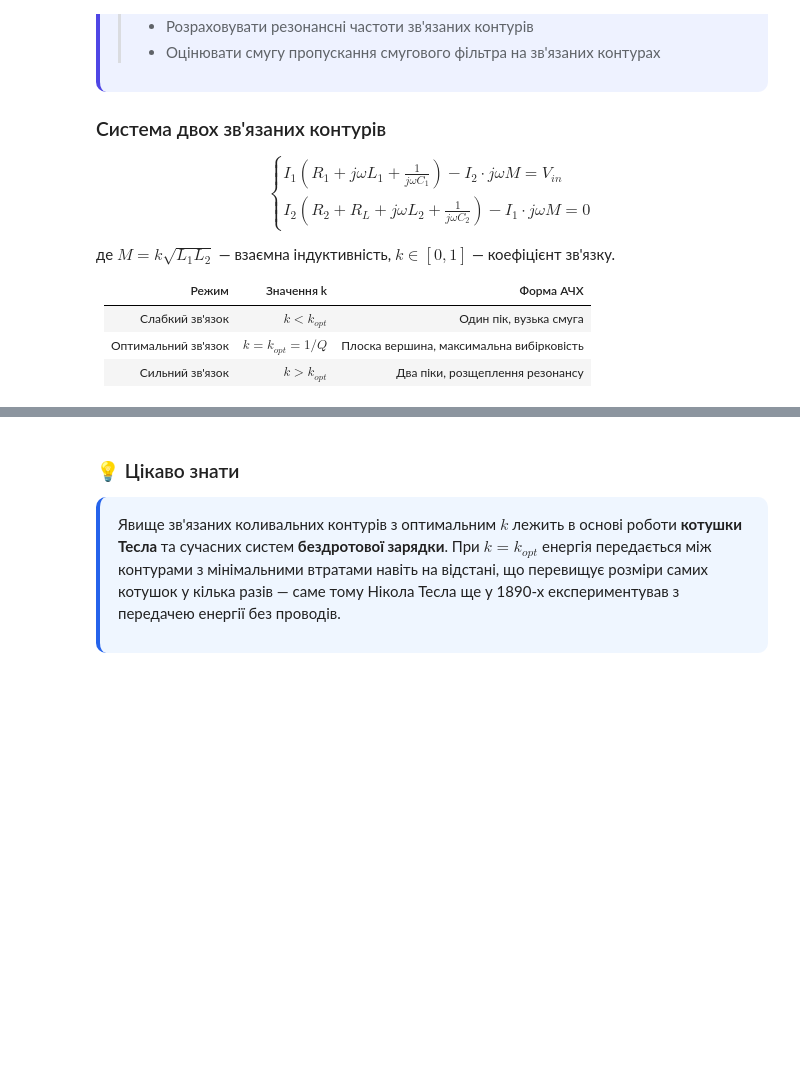
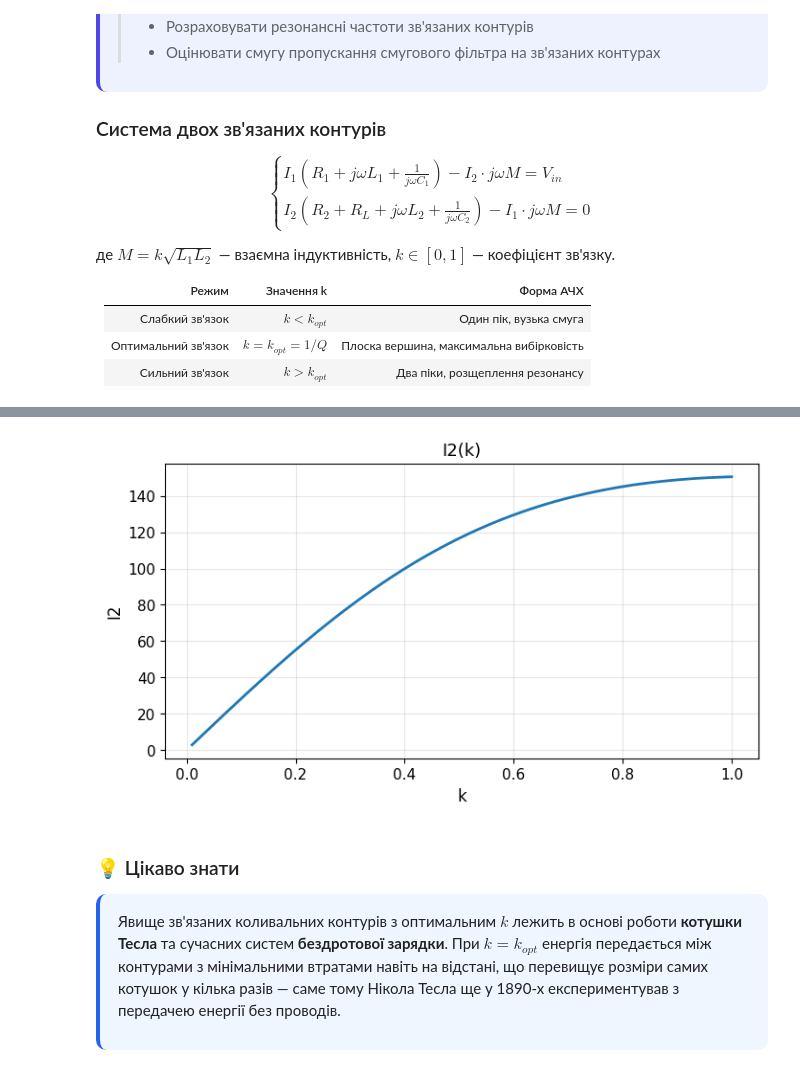
Before and after one commit to vim4all/Lectures_Basics_of_radio_electronics_in_Ukrainian, a Jupyter notebook: Основи радіотехніки_1_частина.ipynb, the cells around one changed output, grey strips where cells are left out. Saved outputs shown, nothing was run; the diff lists cells and outputs as text; code cells hidden in the pictures; blank space fills up the shorter version.

```diff
--- a/Основи радіотехніки_1_частина.ipynb
+++ b/Основи радіотехніки_1_частина.ipynb
@@ -1684,12 +1764,14 @@ plt.tight_layout(); plt.show()
 # %%
 # Step 7: Plot the graph
-plt.plot(f_values, Current_2)
+plt.plot(K_values, Current_2)
 
 plt.title('I2(k)')
 plt.xlabel('k')
 plt.ylabel('I2')
 plt.grid(True)
 plt.show()
+# %% [output]
+[figure, added]
 # %% [markdown]
 ### 💡 Цікаво знати
 
```
Also changed, not shown: parts of 48 cells of this notebook, 1 other file.
